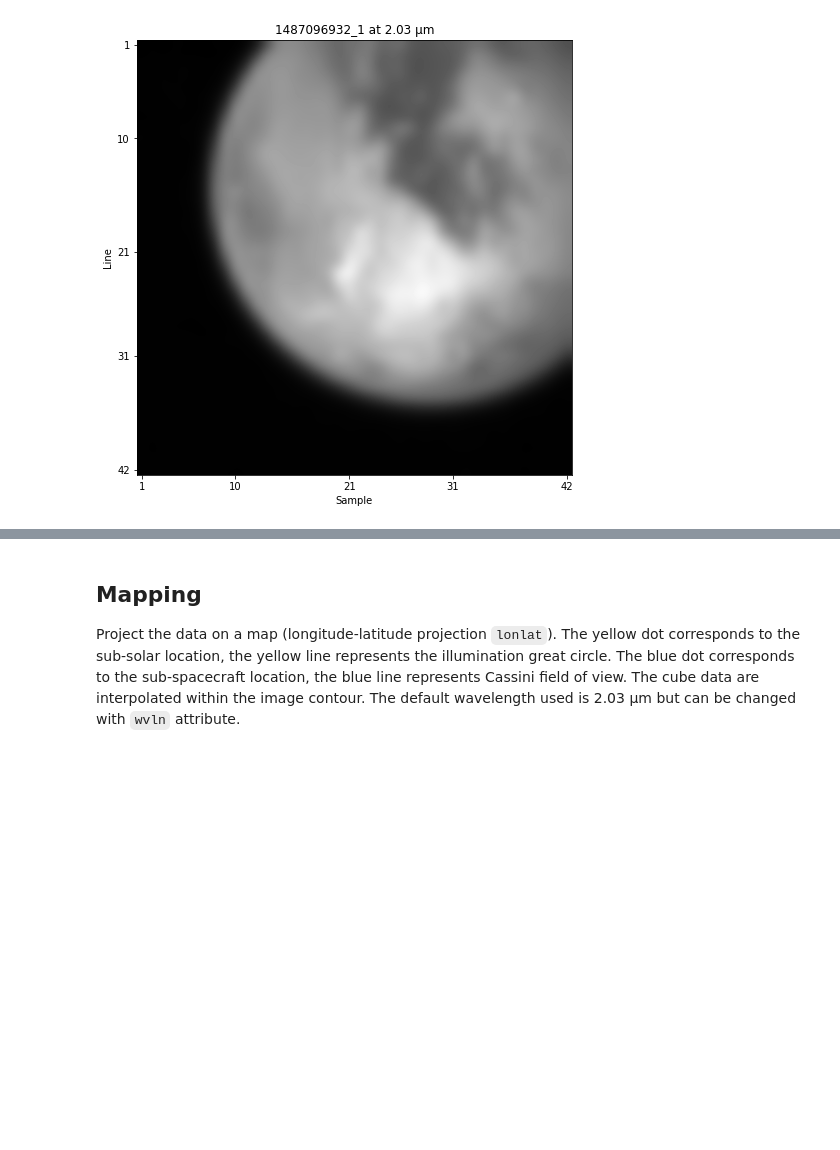
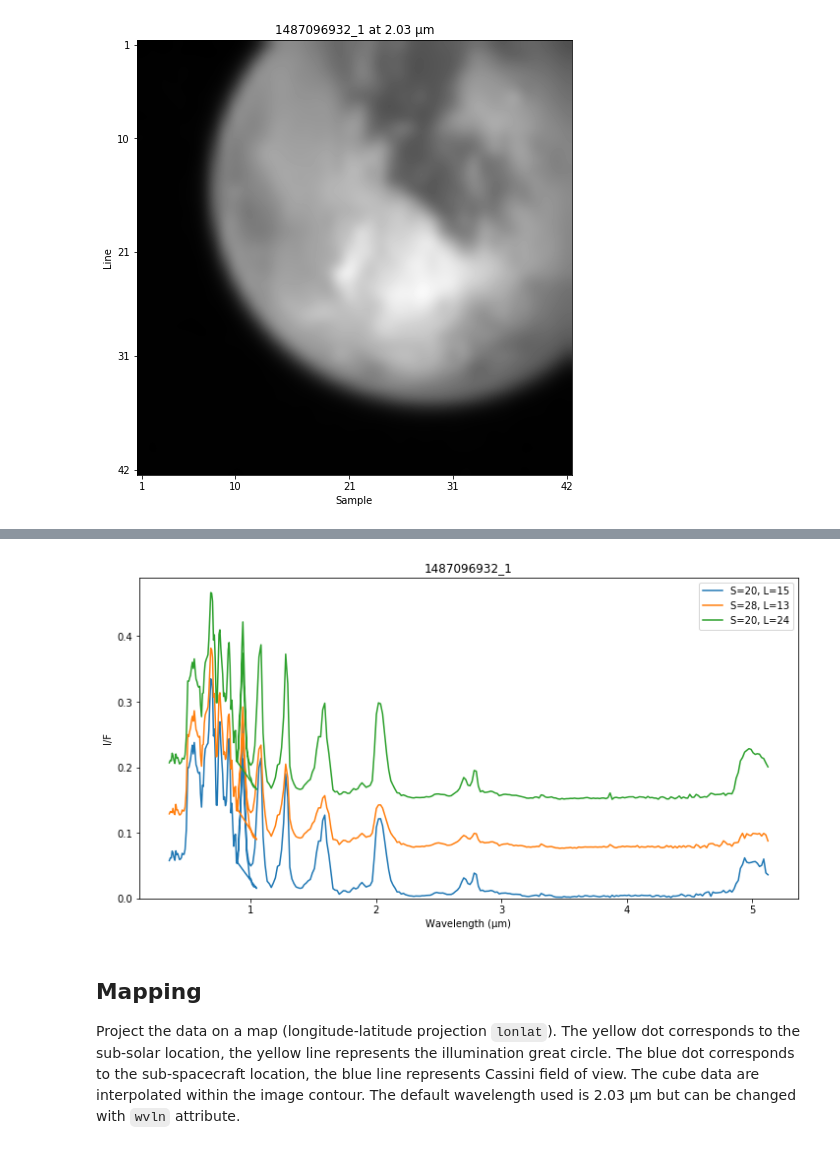
Before and after one commit to seignovert/pyvims, a Jupyter notebook: pyvims.ipynb, the cells around one changed output, grey strips where cells are left out. Saved outputs shown, nothing was run; the diff lists cells and outputs as text; code cells hidden in the pictures; blank space fills up the shorter version.

```diff
--- a/pyvims.ipynb
+++ b/pyvims.ipynb
@@ -103,3 +163,11 @@ plt.ylabel('I/F');
+# %%
+fig, ax = plt.subplots(1, 1, figsize=(12, 6))
+
+cube.plot_spectrum(S=20, L=15, ax=ax)
+cube.plot_spectrum(S=28, L=13, ax=ax, yoffset=0.075)
+cube.plot_spectrum(S=20, L=24, ax=ax, yoffset=0.15)
+# %% [output]
+[figure, added]
 # %% [markdown]
 ## Mapping
 
```
Also changed, not shown: parts of 13 cells of this notebook, 2 other files.
